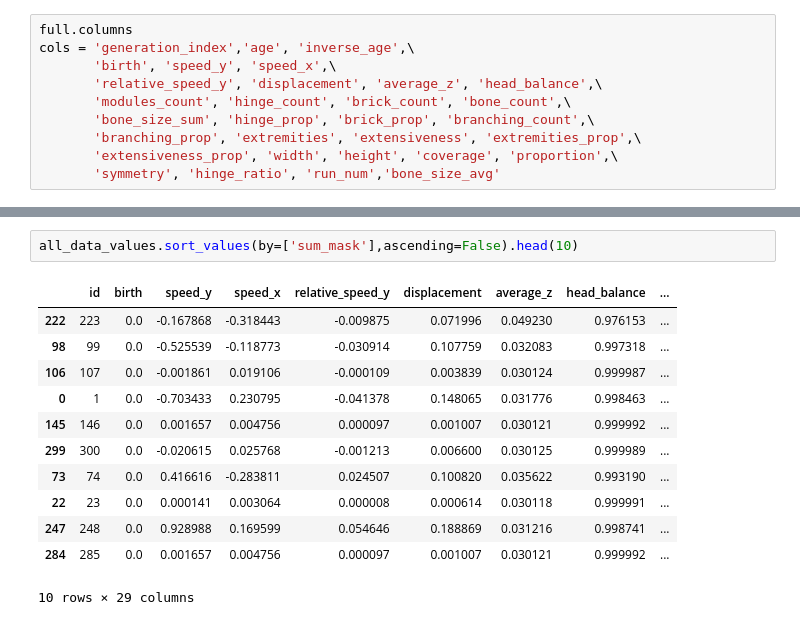
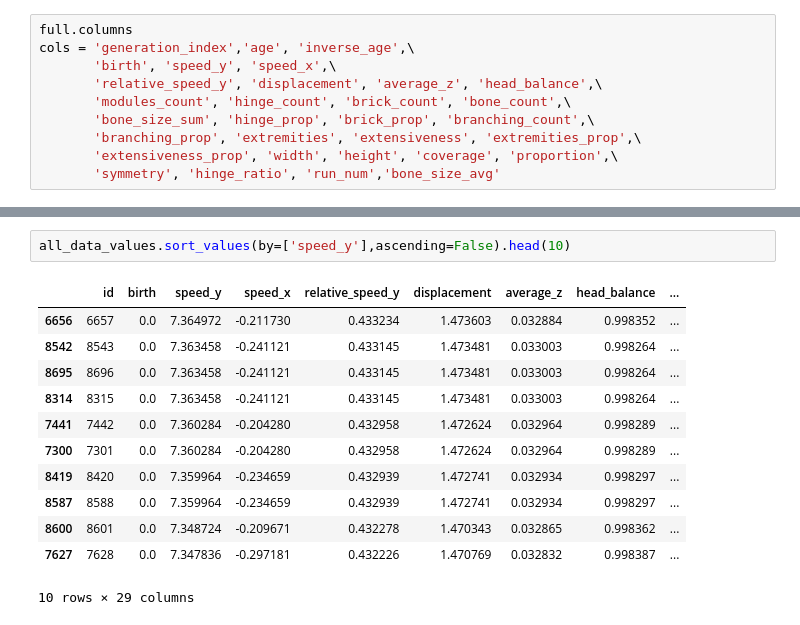
Before and after one commit to bobykhani/revolve2, a Jupyter notebook: experiments/optimize_modular_v2/analysis_v3.ipynb, the cells around one changed output, grey strips where cells are left out. Cells and saved outputs as stored; diff of their text form.

```diff
--- a/experiments/optimize_modular_v2/analysis_v3.ipynb
+++ b/experiments/optimize_modular_v2/analysis_v3.ipynb
@@ -151,15 +157,15 @@ plot_data_max
 # %%
-all_data_values.sort_values(by=['sum_mask'],ascending=False).head(10)
+all_data_values.sort_values(by=['speed_y'],ascending=False).head(10)
 # %% [output]
 |  | id | birth | speed_y | speed_x | relative_speed_y | displacement | average_z | head_balance | ... |
-| 222 | 223 | 0.0 | -0.167868 | -0.318443 | -0.009875 | 0.071996 | 0.049230 | 0.976153 | ... |
-| 98 | 99 | 0.0 | -0.525539 | -0.118773 | -0.030914 | 0.107759 | 0.032083 | 0.997318 | ... |
-| 106 | 107 | 0.0 | -0.001861 | 0.019106 | -0.000109 | 0.003839 | 0.030124 | 0.999987 | ... |
-| 0 | 1 | 0.0 | -0.703433 | 0.230795 | -0.041378 | 0.148065 | 0.031776 | 0.998463 | ... |
-| 145 | 146 | 0.0 | 0.001657 | 0.004756 | 0.000097 | 0.001007 | 0.030121 | 0.999992 | ... |
-| 299 | 300 | 0.0 | -0.020615 | 0.025768 | -0.001213 | 0.006600 | 0.030125 | 0.999989 | ... |
-| 73 | 74 | 0.0 | 0.416616 | -0.283811 | 0.024507 | 0.100820 | 0.035622 | 0.993190 | ... |
-| 22 | 23 | 0.0 | 0.000141 | 0.003064 | 0.000008 | 0.000614 | 0.030118 | 0.999991 | ... |
-| 247 | 248 | 0.0 | 0.928988 | 0.169599 | 0.054646 | 0.188869 | 0.031216 | 0.998741 | ... |
-| 284 | 285 | 0.0 | 0.001657 | 0.004756 | 0.000097 | 0.001007 | 0.030121 | 0.999992 | ... |
+| 6656 | 6657 | 0.0 | 7.364972 | -0.211730 | 0.433234 | 1.473603 | 0.032884 | 0.998352 | ... |
+| 8542 | 8543 | 0.0 | 7.363458 | -0.241121 | 0.433145 | 1.473481 | 0.033003 | 0.998264 | ... |
+| 8695 | 8696 | 0.0 | 7.363458 | -0.241121 | 0.433145 | 1.473481 | 0.033003 | 0.998264 | ... |
+| 8314 | 8315 | 0.0 | 7.363458 | -0.241121 | 0.433145 | 1.473481 | 0.033003 | 0.998264 | ... |
+| 7441 | 7442 | 0.0 | 7.360284 | -0.204280 | 0.432958 | 1.472624 | 0.032964 | 0.998289 | ... |
+| 7300 | 7301 | 0.0 | 7.360284 | -0.204280 | 0.432958 | 1.472624 | 0.032964 | 0.998289 | ... |
+| 8419 | 8420 | 0.0 | 7.359964 | -0.234659 | 0.432939 | 1.472741 | 0.032934 | 0.998297 | ... |
+| 8587 | 8588 | 0.0 | 7.359964 | -0.234659 | 0.432939 | 1.472741 | 0.032934 | 0.998297 | ... |
+| 8600 | 8601 | 0.0 | 7.348724 | -0.209671 | 0.432278 | 1.470343 | 0.032865 | 0.998362 | ... |
+| 7627 | 7628 | 0.0 | 7.347836 | -0.297181 | 0.432226 | 1.470769 | 0.032832 | 0.998387 | ... |
 10 rows × 29 columns
```
Also changed, not shown: parts of 10 cells of this notebook, 3 other files.
